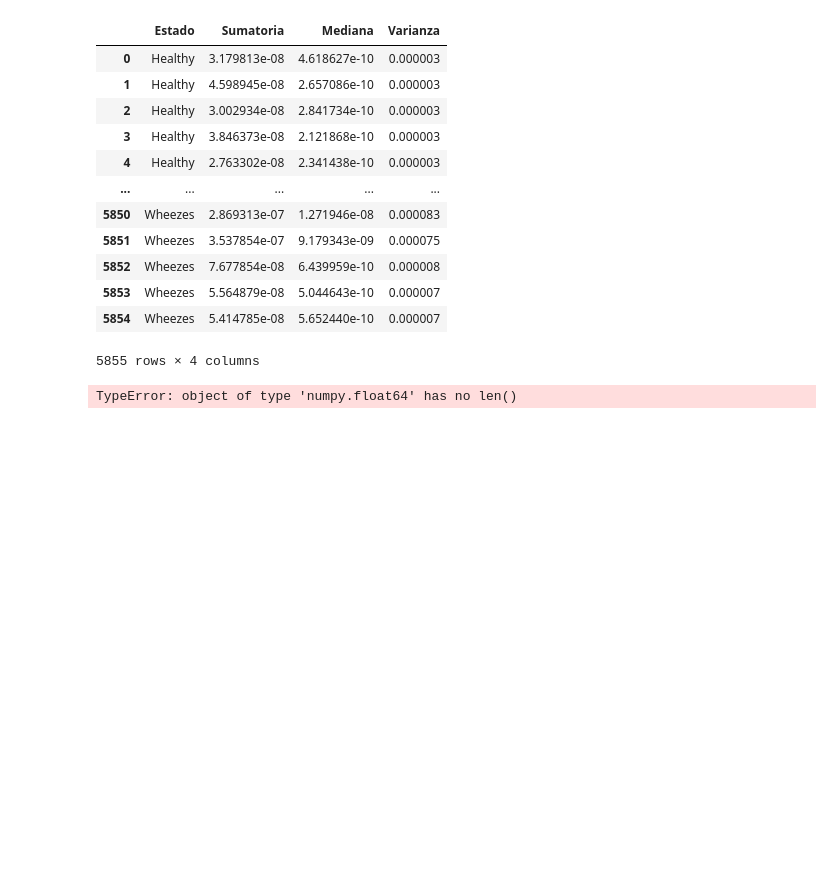
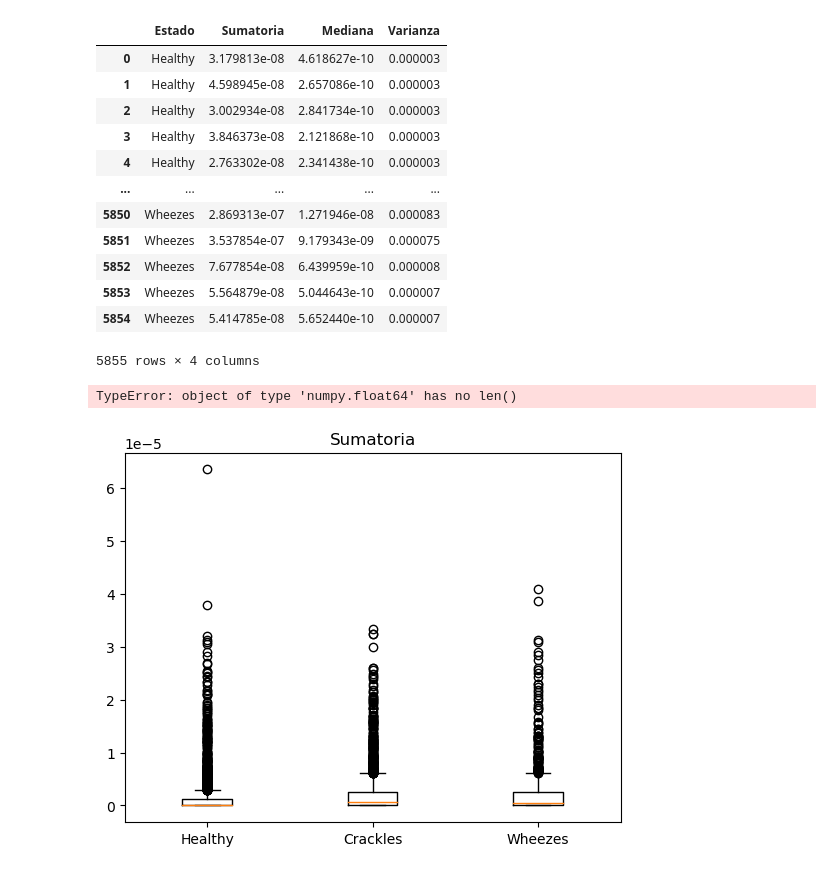
Before and after one commit to Astolfo2332/Respiratory_Difference, a Jupyter notebook: Proyecto_3_los_4GB.ipynb, the cells around one changed output. Saved outputs shown, nothing was run; the diff lists cells and outputs as text; code cells hidden in the pictures; blank space fills up the shorter version.

```diff
--- a/Proyecto_3_los_4GB.ipynb
+++ b/Proyecto_3_los_4GB.ipynb
@@ -360,0 +382,16 @@ TypeError: object of type 'numpy.float64' has no len()
+# %%
+d3=pd.read_csv("DataSet_110_200.csv")
+# %%
+def caja_bigotes2(data1,data2,data3,var):
+
+    # Crear una lista de nombres para las etiquetas del gráfico
+    labels = ['Healthy', 'Crackles','Wheezes']
+
+    plt.boxplot([data1[var], data2[var], data3[var]], labels=labels)
+    plt.title(var)
+    plt.show()
+# %%
+sano,crakles,wheezes = [d3[d3['Estado']=='Healthy'], d3[d3['Estado']=='Crackles'],d3[d3['Estado']=='Wheezes']]
+caja_bigotes2(sano,crakles,wheezes,'Sumatoria')
+# %% [output]
+[figure, added]
```
Also changed, not shown: parts of 11 cells of this notebook.
